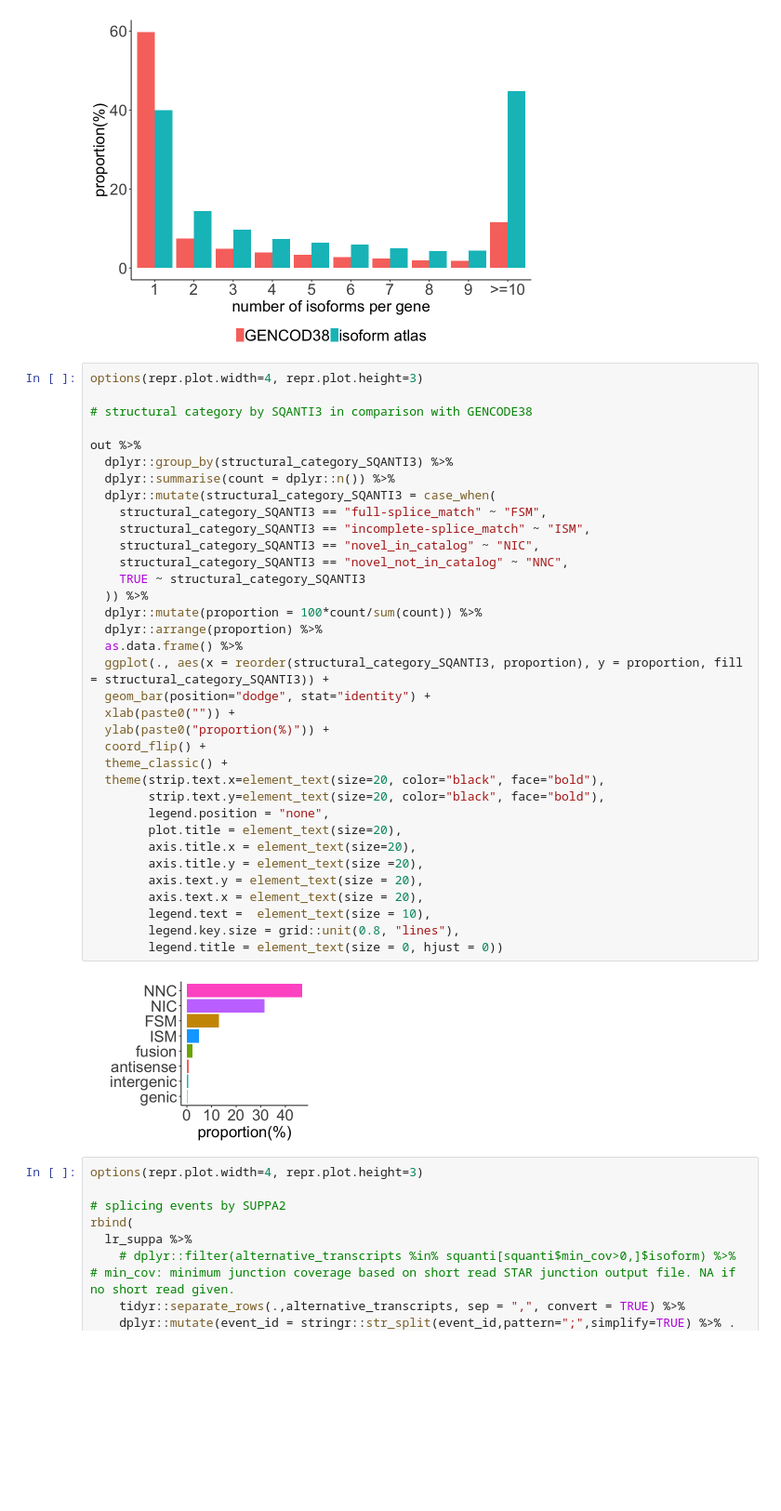
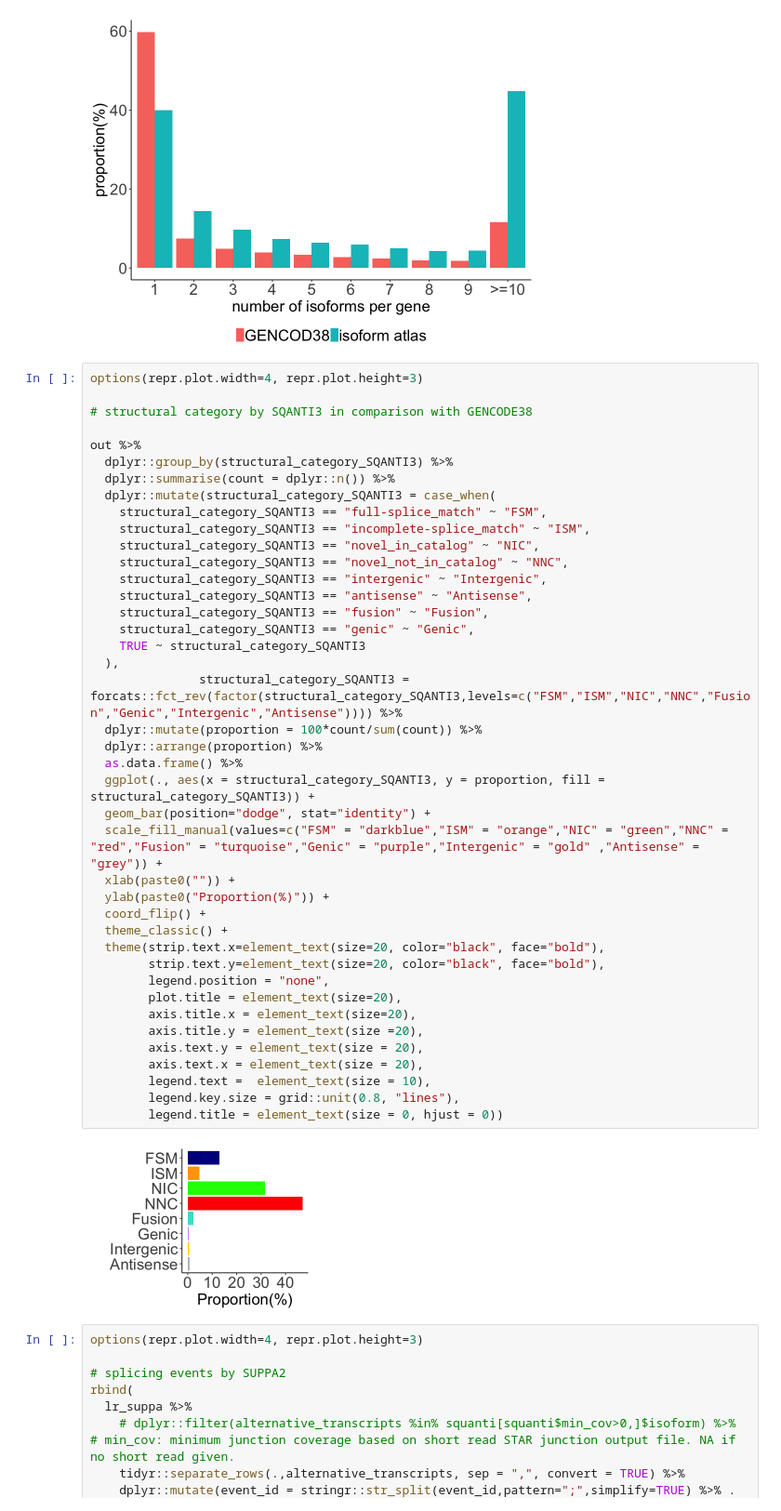
Before and after one commit to juninamo/TRAILS, a Jupyter notebook: Figures/Figure1.ipynb, the cells around one changed output. Shown at 93% size. Cells and saved outputs as stored; diff of their text form; blank space fills up the shorter version.

```diff
--- a/Figures/Figure1.ipynb
+++ b/Figures/Figure1.ipynb
@@ -294,37 +294,43 @@ options(repr.plot.width=4, repr.plot.height=3)
 # structural category by SQANTI3 in comparison with GENCODE38
 
 out %>%
   dplyr::group_by(structural_category_SQANTI3) %>%
   dplyr::summarise(count = dplyr::n()) %>%
   dplyr::mutate(structural_category_SQANTI3 = case_when(
     structural_category_SQANTI3 == "full-splice_match" ~ "FSM",
     structural_category_SQANTI3 == "incomplete-splice_match" ~ "ISM",
     structural_category_SQANTI3 == "novel_in_catalog" ~ "NIC",
     structural_category_SQANTI3 == "novel_not_in_catalog" ~ "NNC",
+    structural_category_SQANTI3 == "intergenic" ~ "Intergenic",
+    structural_category_SQANTI3 == "antisense" ~ "Antisense",
+    structural_category_SQANTI3 == "fusion" ~ "Fusion",
+    structural_category_SQANTI3 == "genic" ~ "Genic",
     TRUE ~ structural_category_SQANTI3
-  )) %>%
+  ),
+               structural_category_SQANTI3 = forcats::fct_rev(factor(structural_category_SQANTI3,levels=c("FSM","ISM","NIC","NNC","Fusion","Genic","Intergenic","Antisense")))) %>%
   dplyr::mutate(proportion = 100*count/sum(count)) %>%
   dplyr::arrange(proportion) %>%
   as.data.frame() %>%
-  ggplot(., aes(x = reorder(structural_category_SQANTI3, proportion), y = proportion, fill = structural_category_SQANTI3)) +
+  ggplot(., aes(x = structural_category_SQANTI3, y = proportion, fill = structural_category_SQANTI3)) +
   geom_bar(position="dodge", stat="identity") +
+  scale_fill_manual(values=c("FSM" = "darkblue","ISM" = "orange","NIC" = "green","NNC" = "red","Fusion" = "turquoise","Genic" = "purple","Intergenic" = "gold" ,"Antisense" = "grey")) +
   xlab(paste0("")) +
-  ylab(paste0("proportion(%)")) +
+  ylab(paste0("Proportion(%)")) +
   coord_flip() +
   theme_classic() +
   theme(strip.text.x=element_text(size=20, color="black", face="bold"),
         strip.text.y=element_text(size=20, color="black", face="bold"),
         legend.position = "none",
         plot.title = element_text(size=20),
         axis.title.x = element_text(size=20),
         axis.title.y = element_text(size =20),
         axis.text.y = element_text(size = 20),
         axis.text.x = element_text(size = 20),
         legend.text =  element_text(size = 10),
         legend.key.size = grid::unit(0.8, "lines"),
         legend.title = element_text(size = 0, hjust = 0))
 # %% [output]
-[figure, old version]
+[figure, new version]
 # %%
 options(repr.plot.width=4, repr.plot.height=3)
 
```
Also changed, not shown: 3 other files.
